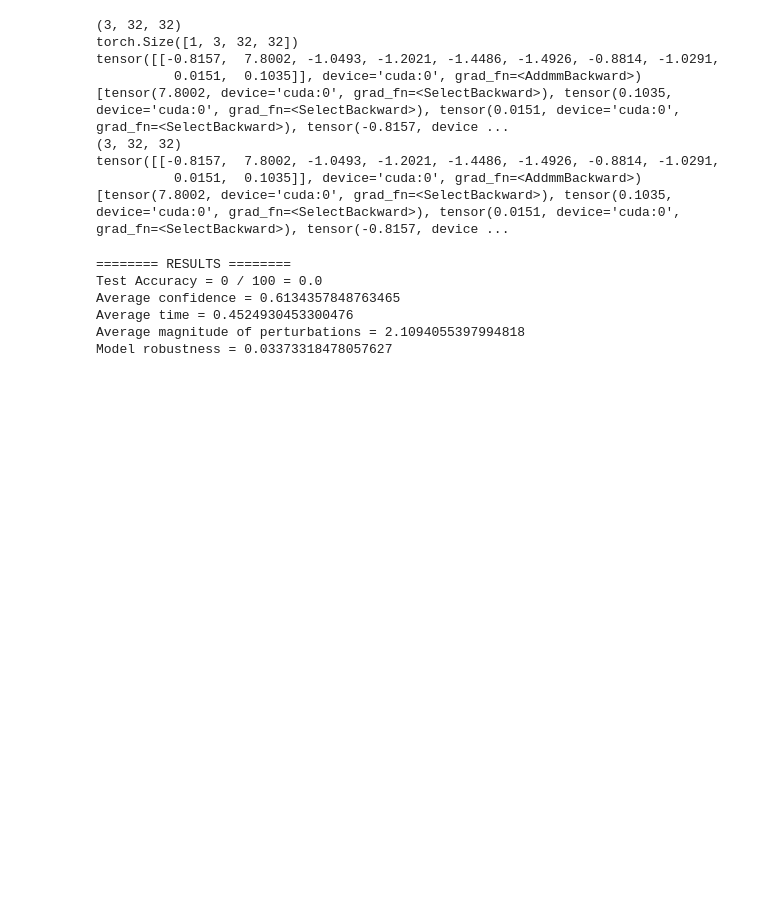
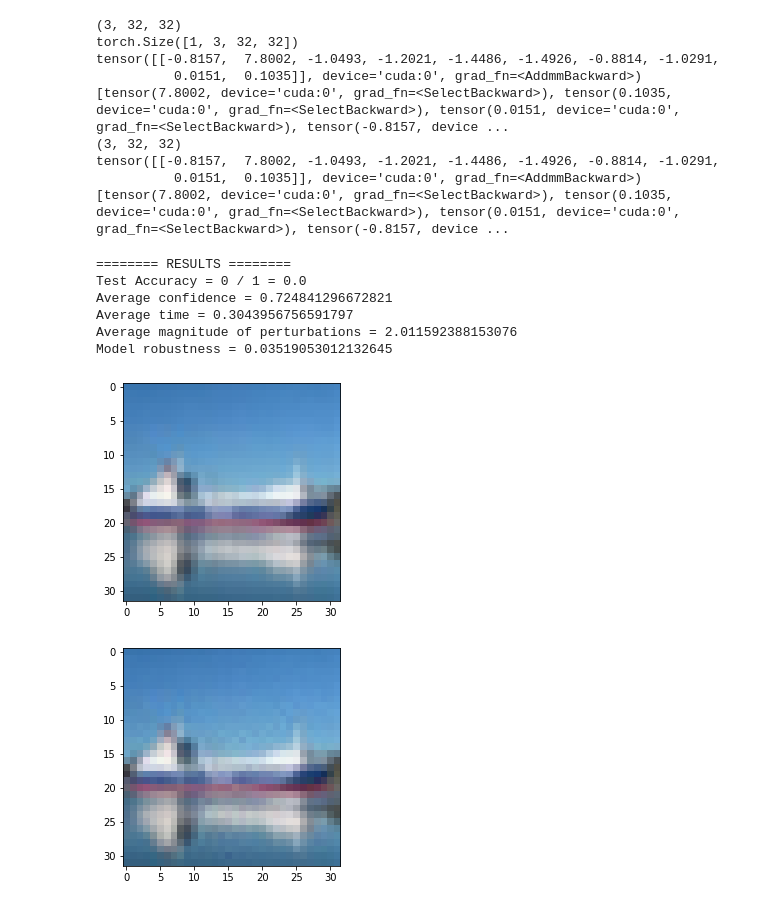
Before and after one commit to pabloac31/TFG, a Jupyter notebook: cifar10_experiments.ipynb, the cells around one changed output. Saved outputs shown, nothing was run; the diff lists cells and outputs as text; code cells hidden in the pictures; blank space fills up the shorter version.

```diff
--- a/cifar10_experiments.ipynb
+++ b/cifar10_experiments.ipynb
@@ -171,14 +171,21 @@ def deepfool(model, device, image, label, output, num_classes=10, overshoot=0.02
 # %%
 #params = {'epsilon': 0.4}
 params = {'num_classes': 10, 'overshoot': 0.02, 'max_iter': 50}
-adv_examples = attack_model(iv3, device, adv_loader, 'deepfool', params, iters=100)
+adv_examples = attack_model(iv3, device, adv_loader, 'deepfool', params, iters=1)
+
+plt.imshow(denormalize_cifar10(adv_examples[0][2]).transpose((1,2,0)))
+plt.show()
+plt.imshow(denormalize_cifar10(adv_examples[0][3]).transpose((1,2,0)))
+plt.show()
 # %% [output]
 ======== RESULTS ========
-Test Accuracy = 0 / 100 = 0.0
-Average confidence = 0.6134357848763465
-Average time = 0.4524930453300476
-Average magnitude of perturbations = 2.1094055397994818
-Model robustness = 0.03373318478057627
+Test Accuracy = 0 / 1 = 0.0
+Average confidence = 0.724841296672821
+Average time = 0.3043956756591797
+Average magnitude of perturbations = 2.011592388153076
+Model robustness = 0.03519053012132645
+[figure, added]
+[figure, added]
 # %%
 def attack_model(model, device, test_loader, method, params, iters=10000):
 
```
